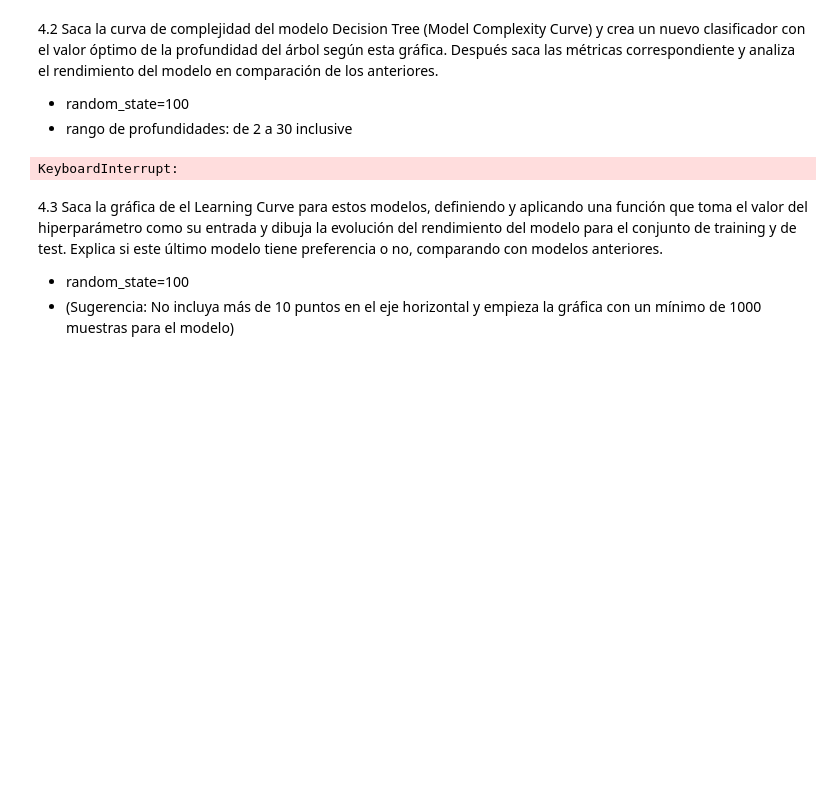
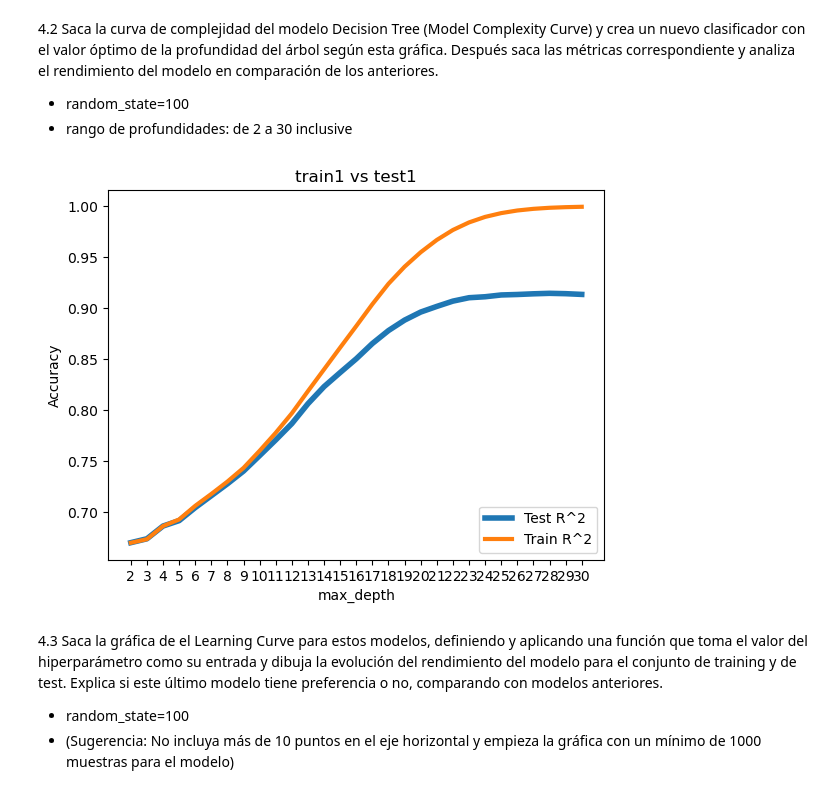
Before and after one commit to seerraa16/Examen_EDA, a Jupyter notebook: ejercicio_1.ipynb, the cells around one changed output. Saved outputs shown, nothing was run; the diff lists cells and outputs as text; code cells hidden in the pictures; blank space fills up the shorter version.

```diff
--- a/ejercicio_1.ipynb
+++ b/ejercicio_1.ipynb
@@ -295,31 +311,30 @@ print(confusion_mat)
 - rango de profundidades: de 2 a 30 inclusive
 # %%
 from sklearn.tree import DecisionTreeClassifier
-# Consideramos un rango para asignar el hiperparámetro
-hiper_param = np.arange(0, 100)
-max_depth = np.arange(2, 31)
+import numpy as np
+import matplotlib.pyplot as plt
 
-# Generamos previamente los vectores necesarios para ir calculando y guardando el rendimiento de los árboles
+hiper_param = np.arange(2, 31)
+
 train1 = np.zeros(hiper_param.size)
 test1 = np.zeros(hiper_param.size)
 
 for i in range(hiper_param.size):
-    # Generamos un árbol para cada hiperparámetro, lo entrenamos y calculamos el R_cuadrado sobre datos de train y de test
-    mod_arbol = DecisionTreeClassifier(max_depth = 31, random_state=100)
+    mod_arbol = DecisionTreeClassifier(max_depth=max_depth[i], random_state=100)
     mod_arbol.fit(X_train, y_train)
     train1[i] = accuracy_score(y_train, mod_arbol.predict(X_train))
     test1[i] = accuracy_score(y_test, mod_arbol.predict(X_test))
 
-# Graficamos el R_cuadrado de training versus de test
-plt.plot(hiper_param, test_r2, linewidth=3, label='Test R^2')
-plt.plot(hiper_param, train_r2, linewidth=3, label='Train R^2')
+plt.plot(hiper_param, test1, linewidth=4, label='Test R^2')
+plt.plot(hiper_param, train1, linewidth=3, label='Train R^2')
 plt.xticks(hiper_param)
-plt.xlabel('Complejidad (max_depth)')
-plt.ylabel('R2')
-plt.legend(loc = 'lower right')
+plt.title('train1 vs test1')
+plt.xlabel('max_depth')
+plt.ylabel('Accuracy')
+plt.legend(loc='lower right')
 plt.show()
 # %% [output]
-KeyboardInterrupt:
+[figure, added]
 # %% [markdown]
 4.3 Saca la gráfica de el Learning Curve para estos modelos, definiendo y aplicando una función que toma el valor del hiperparámetro como su entrada y dibuja la evolución del rendimiento del modelo para el conjunto de training y de test. Explica si este último modelo tiene preferencia o no, comparando con modelos anteriores.
 
```
Also changed, not shown: parts of 6 cells of this notebook.
